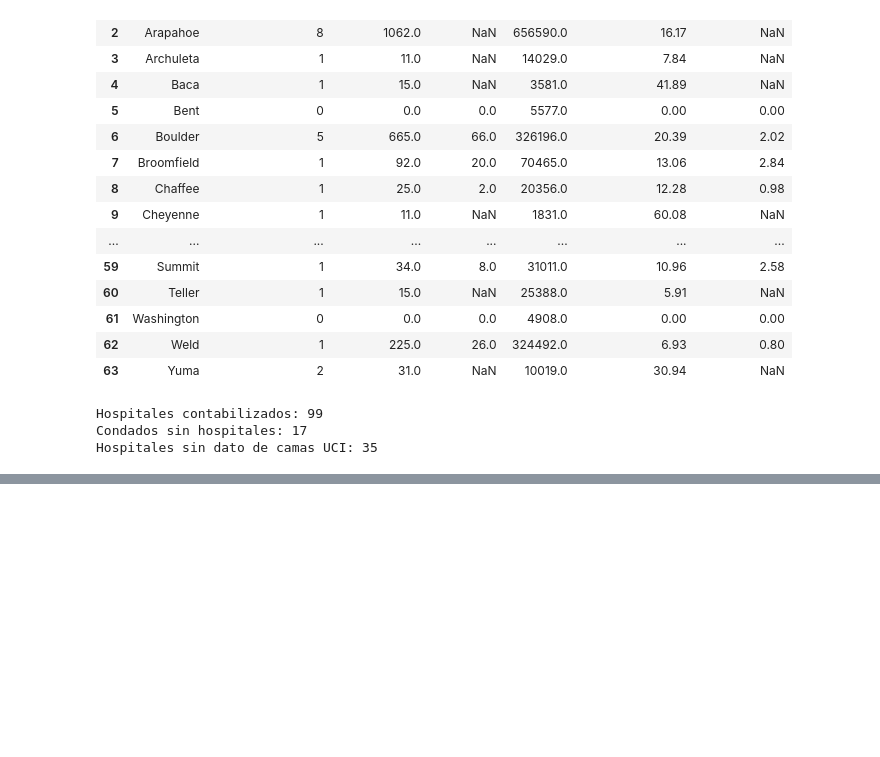
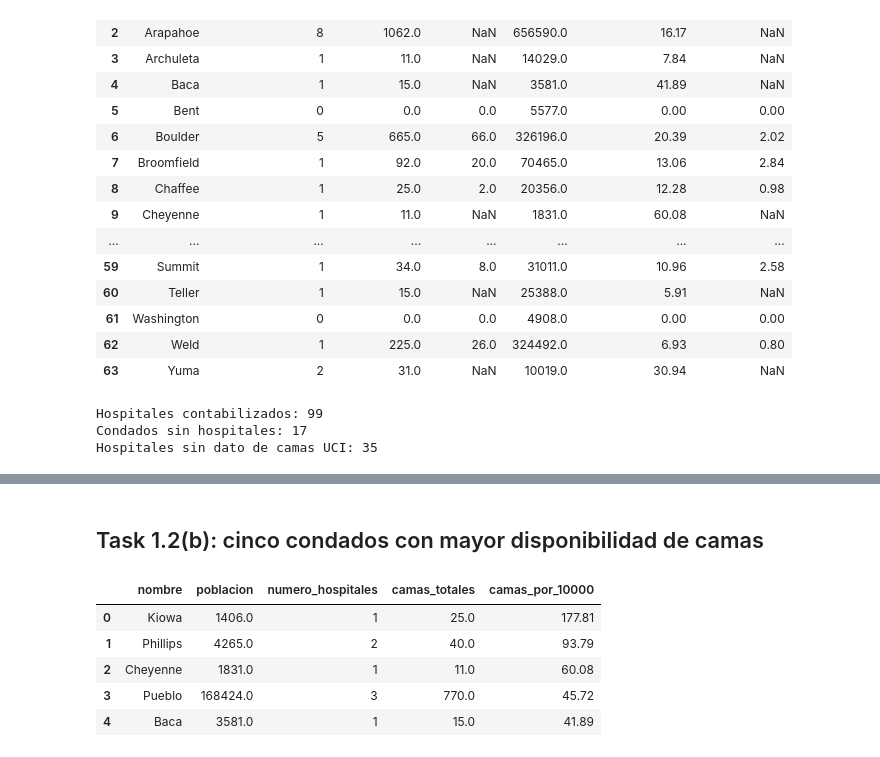
Before and after one commit to CamiR24/Lab5-MS, a Jupyter notebook: Task1.ipynb, the cells around one changed output, grey strips where cells are left out. Cells and saved outputs as stored; diff of their text form; code cells hidden in the pictures; blank space fills up the shorter version.

```diff
--- a/Task1.ipynb
+++ b/Task1.ipynb
@@ -451,0 +496,30 @@ Hospitales sin dato de camas UCI: 35
+# %% [markdown]
+## Task 1.2(b): cinco condados con mayor disponibilidad de camas
+# %%
+mayor_concentracion = (
+    estadisticas_condados
+    .sort_values(
+        ["camas_por_10000", "nombre"],
+        ascending=[False, True],
+    )
+    .head(5)
+)
+
+display(
+    mayor_concentracion[
+        [
+            "nombre",
+            "poblacion",
+            "numero_hospitales",
+            "camas_totales",
+            "camas_por_10000",
+        ]
+    ].reset_index(drop=True).round(2)
+)
+# %% [output]
+|  | nombre | poblacion | numero_hospitales | camas_totales | camas_por_10000 |
+| 0 | Kiowa | 1406.0 | 1 | 25.0 | 177.81 |
+| 1 | Phillips | 4265.0 | 2 | 40.0 | 93.79 |
+| 2 | Cheyenne | 1831.0 | 1 | 11.0 | 60.08 |
+| 3 | Pueblo | 168424.0 | 3 | 770.0 | 45.72 |
+| 4 | Baca | 3581.0 | 1 | 15.0 | 41.89 |
```
Also changed, not shown: parts of 2 cells of this notebook.
